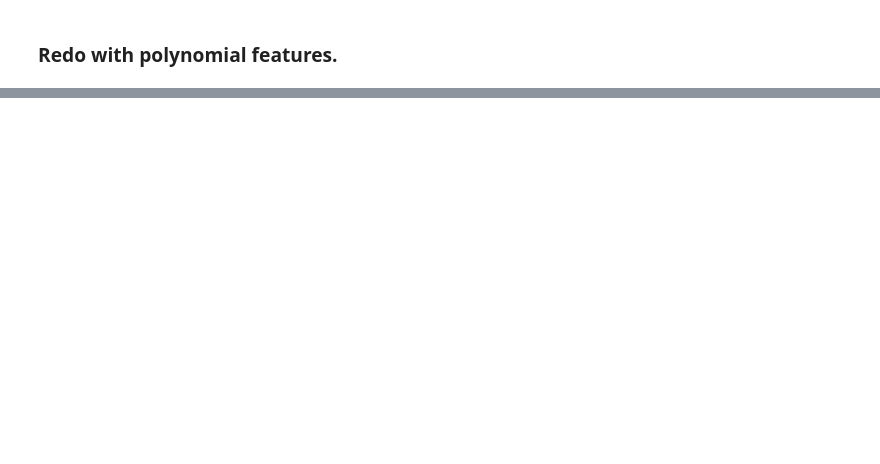
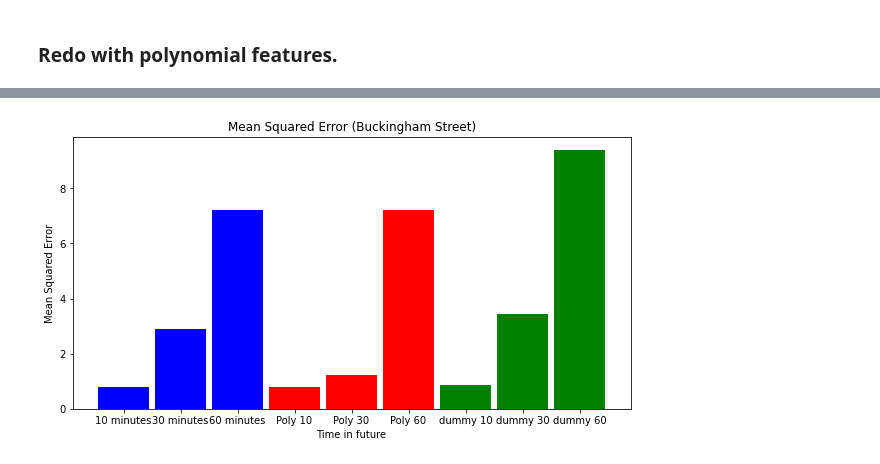
Before and after one commit to daltHub/Final-Assignment, a Jupyter notebook: ridge.ipynb, the cells around one changed output, grey strips where cells are left out. Cells and saved outputs as stored; diff of their text form; code cells hidden in the pictures; blank space fills up the shorter version.

```diff
--- a/ridge.ipynb
+++ b/ridge.ipynb
@@ -385,0 +439,30 @@ ml.Kfold_for_alpha_ridge(polyX6,Y6,alphas, 'K-fold Cross Validation for Kilmainh
+# %%
+data1 = {'10 minutes':mse1, '30 minutes':mse3, '60 minutes':mse5}
+data2 = {'Poly 10':poly_mse1, 'Poly 30':poly_mse3, 'Poly 60':poly_mse5}
+data3 = {'dummy 10':dummy_mse_1, 'dummy 30':dummy_mse_3, 'dummy 60':dummy_mse_5}
+keys1 = list(data1.keys())
+values1 = list(data1.values())
+keys2 = list(data2.keys())
+values2 = list(data2.values())
+keys3 = list(data3.keys())
+values3 = list(data3.values())
+
+fig = plt.figure(figsize = (10, 5))
+
+# creating the bar plot
+plt.bar(keys1, values1, color ='blue',
+        width = 0.9)
+
+plt.bar(keys2, values2, color ='red',
+        width = 0.9)
+
+plt.bar(keys3, values3, color ='green',
+        width = 0.9)
+
+plt.xlabel("Time in future")
+plt.ylabel("Mean Squared Error")
+plt.title("Mean Squared Error (Buckingham Street)")
+plt.rc('font', size=10)
+plt.show()
+# %% [output]
+[figure, added]
```
Also changed, not shown: parts of 20 cells of this notebook, 8 other files.
